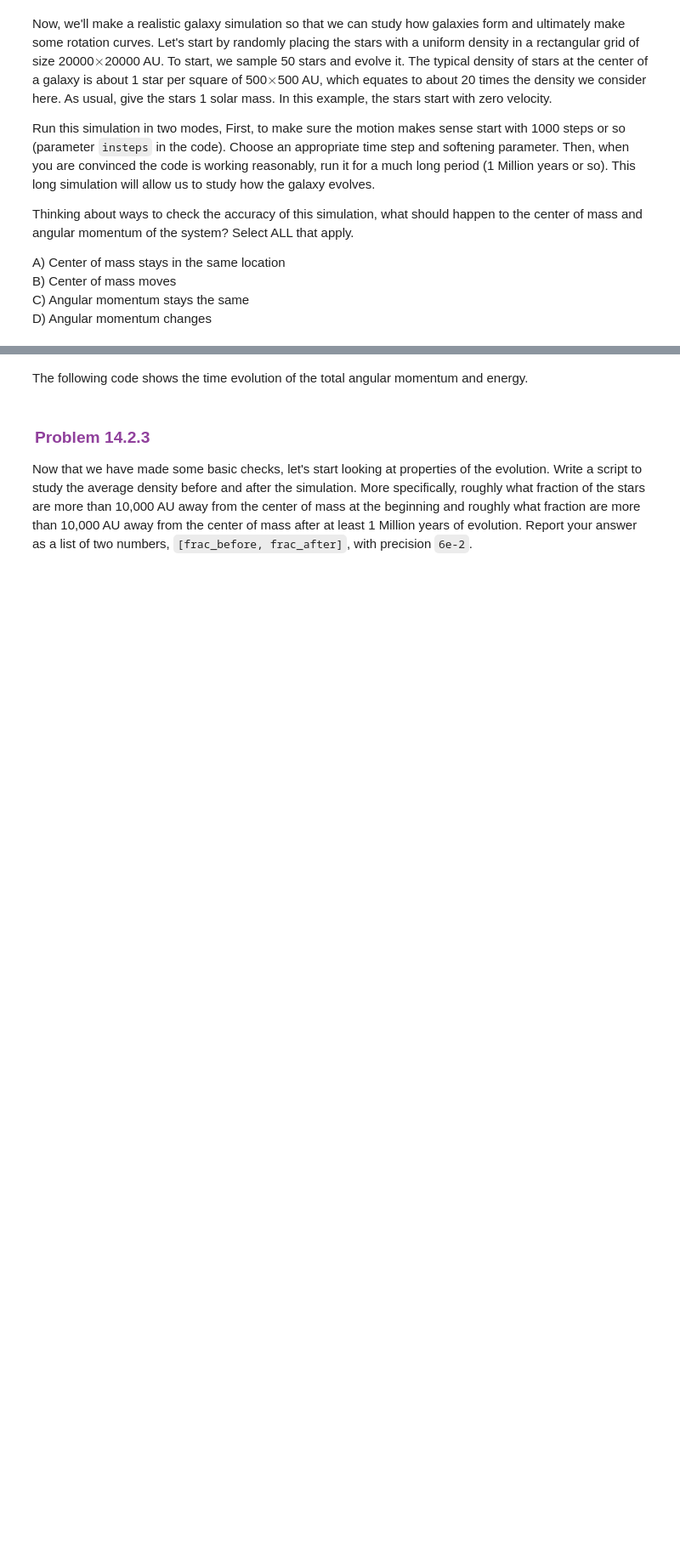
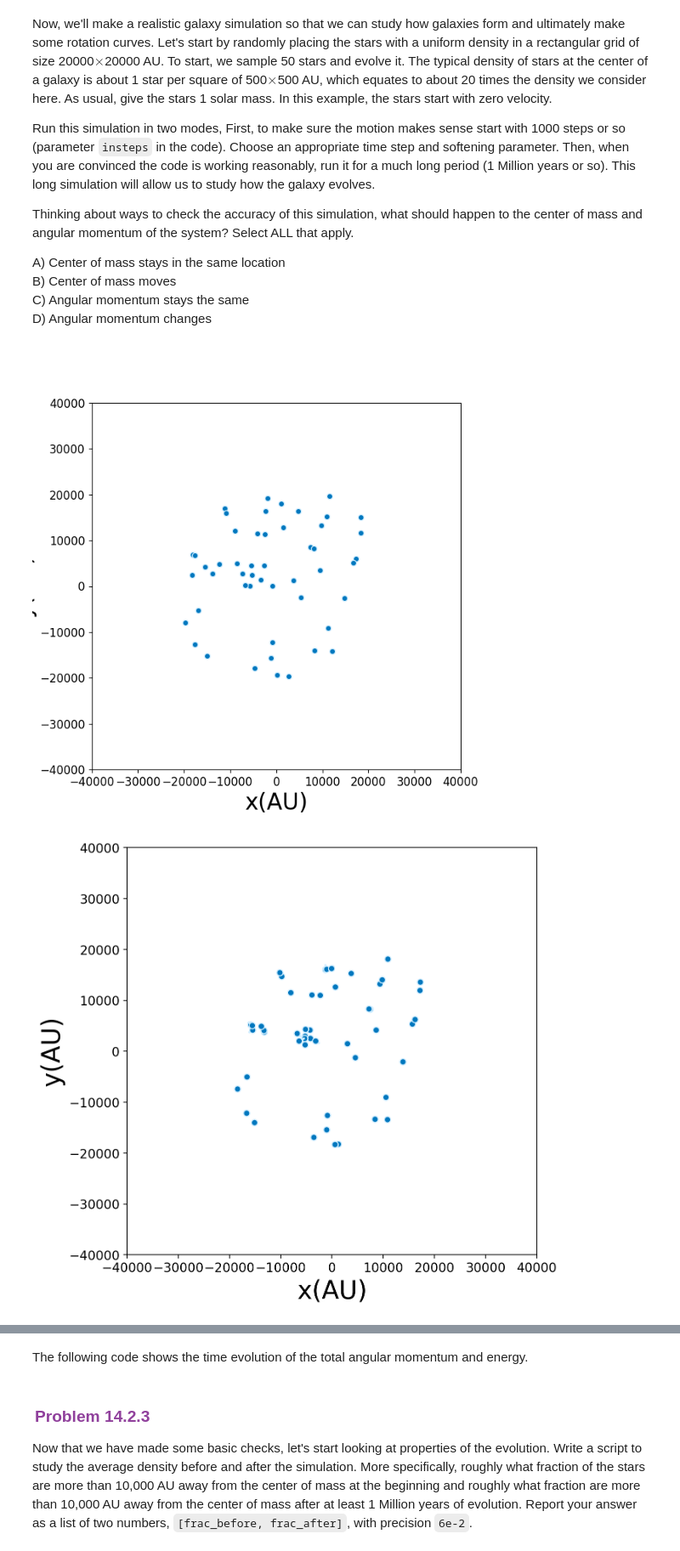
Before and after one commit to a-eghrari/nb_LEARNER, a Jupyter notebook: 8S50x_P14.ipynb, the cells around one changed output, grey strips where cells are left out. Shown at 85% size. Cells and saved outputs as stored; diff of their text form; code cells hidden in the pictures; blank space fills up the shorter version.

```diff
--- a/8S50x_P14.ipynb
+++ b/8S50x_P14.ipynb
@@ -302,23 +302,26 @@ D) Angular momentum changes
 # %%
 #>>>PROBLEM: P14.2.1
 
 #First we will sample 3000 stars in 2D space with 2D velocity
 nStar=50
 np.random.seed(1234)
 
-X = #YOUR CODE HERE
+X = np.random.uniform(-2e4,2e4,(nStar, 2))
 
 V = np.zeros((nStar, 2))
 M = np.ones((nStar,1))
 
 #ADJUST THE SIMULATION BELOW
 allStar = AllStars(X,V,M,isoften=1e3)
-Xout=allStar.allsteps(insteps=40000,dt=25.)
+Xout=allStar.allsteps(insteps=1000,dt=25.)
 tracks=allStar.history()
 tracks=np.swapaxes(tracks,0,1)
 images=animate(tracks,iN=nStar,xmin=-4e4,xmax=4e4,ymin=-4e4,ymax=4e4,stepsize=100)
 imageio.mimsave('./orbit_n.gif', images, fps=10)
 Image(open('orbit_n.gif','rb').read())
+# %% [output]
+[figure, added]
+[figure, added]
 # %% [markdown]
 ### <span style="border:3px; border-style:solid; padding: 0.15em; border-color: #90409C; color: #90409C;">Problem 14.2.2</span>
 
```
Also changed, not shown: parts of 1 cell of this notebook.
